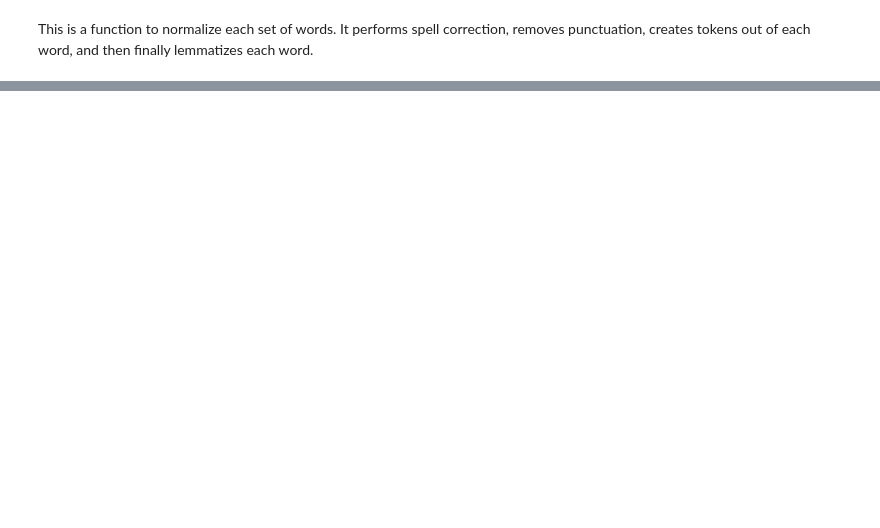
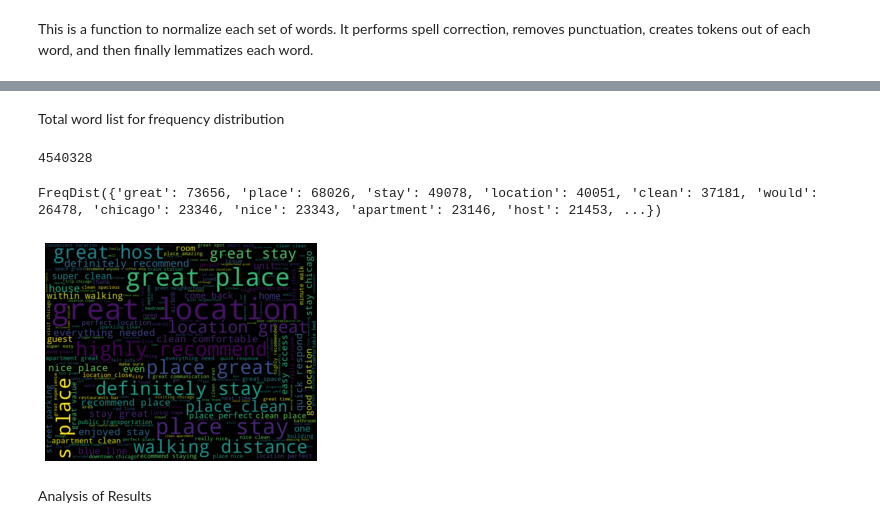
Before and after one commit to Poleary6/NLP-on-Reviews-AirBnB, a Jupyter notebook: mcfarland_finalProject.ipynb, the cells around one changed output, grey strips where cells are left out. Drawn from its saved outputs; the diff is of its cells as text; code cells hidden in the pictures; blank space fills up the shorter version.

```diff
--- a/mcfarland_finalProject.ipynb
+++ b/mcfarland_finalProject.ipynb
@@ -310,6 +295,8 @@ def score_calculator(subjectivityscore):
         return((subjectivityscore[0]/2*10+5)+(subjectivityscore[1]-0.5))
 # %% [markdown]
 This is a function to normalize each set of words. It performs spell correction, removes punctuation, creates tokens out of each word, and then finally lemmatizes each word.
+# %%
+word_list = [] # store a list of all words for later FreqDist, wordcloud
 # %%
 def process_listing_text(listing_dict):
     processed_listing=[]
@@ -522,4 +645,33 @@ location_score
 # %%
 dat = {'AccuracyScore_calc': accuracy_score, 'CleanScore_calc':cleanliness_score, 'CheckinScore_calc':checkin_score, 'CommScore_calc':comm_score, 'LocationScore_calc':location_score, 'ValueScore_Calc':value_score}
 review_scores_df = pd.DataFrame(data=dat)
+# %% [markdown]
+Total word list for frequency distribution
+# %%
+len(word_list)
+# %% [output]
+4540328
+# %%
+filtered_word_list=[]
+filtered_word_list = [w for w in word_list if not w in stop_words]
+# %%
+FreqDist(filtered_word_list)
+# %% [output]
+FreqDist({'great': 73656, 'place': 68026, 'stay': 49078, 'location': 40051, 'clean': 37181, 'would': 26478, 'chicago': 23346, 'nice': 23343, 'apartment': 23146, 'host': 21453, ...})
+# %%
+text = ""
+for word in filtered_word_list:
+    if len(word)>1:
+        text += word + " "
+# %%
+#% matplotlib inline
+# Create and generate a word cloud image:
+wordcloud = WordCloud(width=1000, height=800).generate(text)
+
+# Display the generated image:
+plt.imshow(wordcloud, interpolation='bilinear')
+plt.axis("off")
+plt.show()
+# %% [output]
+[figure, added]
 # %%
@@ -526,0 +679,2 @@ review_scores_df.to_csv('review_scores.csv')
+# %% [markdown]
+Analysis of Results
```
Also changed, not shown: parts of 103 cells of this notebook.
